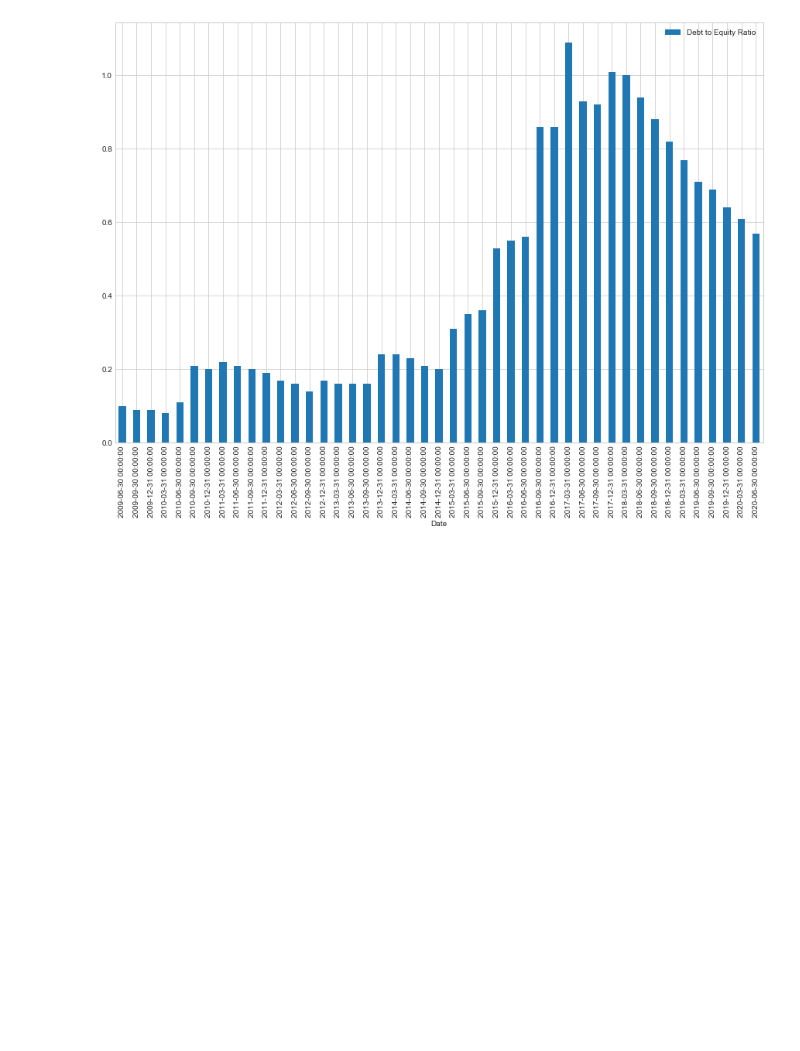
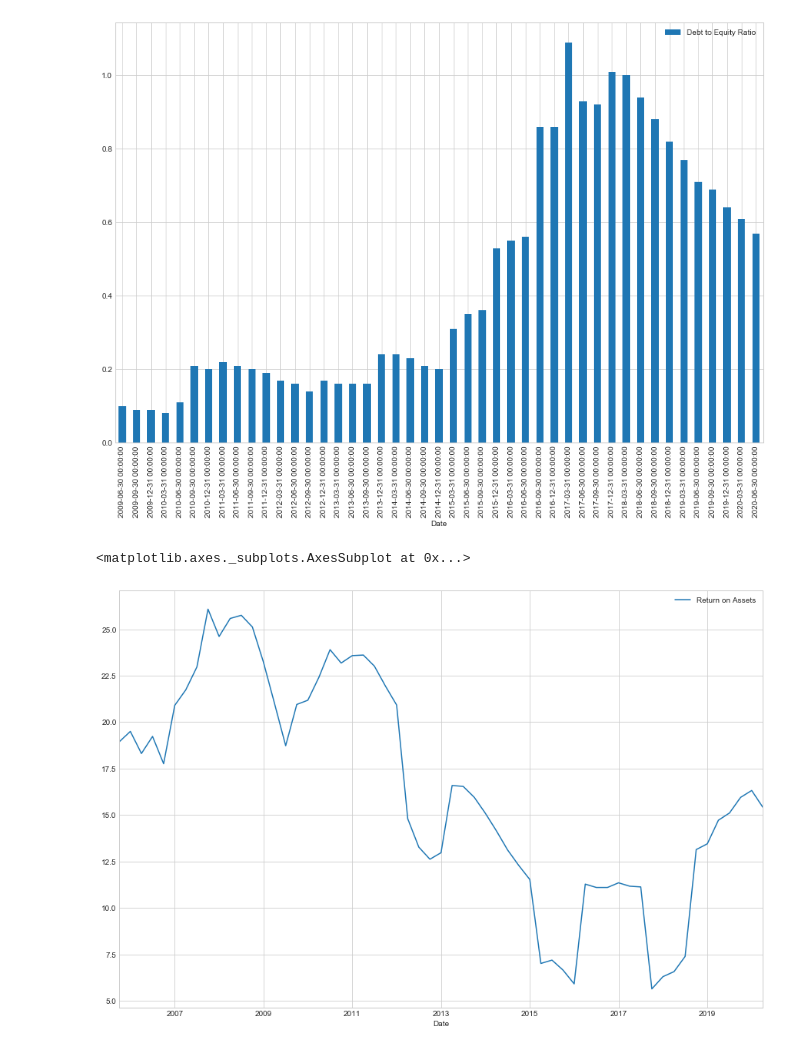
Before and after one commit to doofusdavid/res500-PortfolioProject, a Jupyter notebook: PortfolioProject.ipynb, the cells around one changed output. Drawn from its saved outputs; the diff is of its cells as text; code cells hidden in the pictures; blank space fills up the shorter version.

```diff
--- a/PortfolioProject.ipynb
+++ b/PortfolioProject.ipynb
@@ -224,3 +224,13 @@ df.plot.bar(x="Date",y="Debt to Equity Ratio")
 # %% [output]
 <matplotlib.axes._subplots.AxesSubplot at 0x...>
 [figure]
+# %%
+df = pd.read_csv('roa.csv')
+df=df.sort_values("Date", ascending=1)
+
+df["Date"]=pd.to_datetime(df['Date'])
+
+df.plot(x="Date",y="Return on Assets")
+# %% [output]
+<matplotlib.axes._subplots.AxesSubplot at 0x...>
+[figure, added]
```
Also changed, not shown: parts of 8 cells of this notebook, 3 other files.
